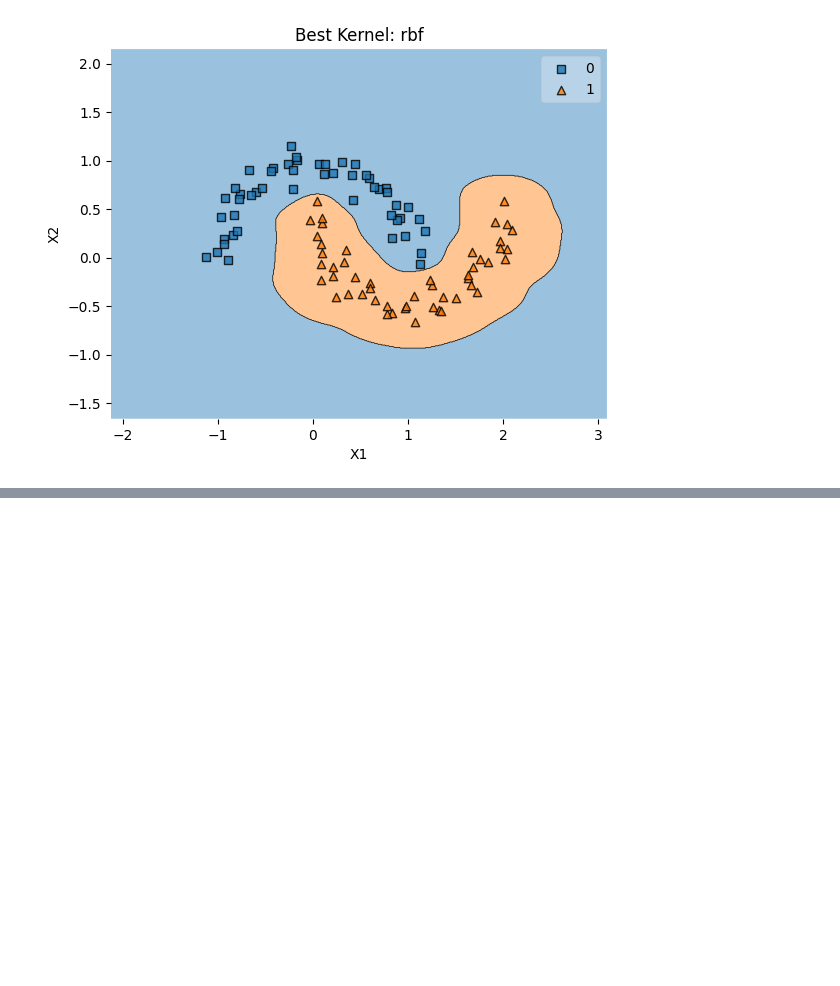
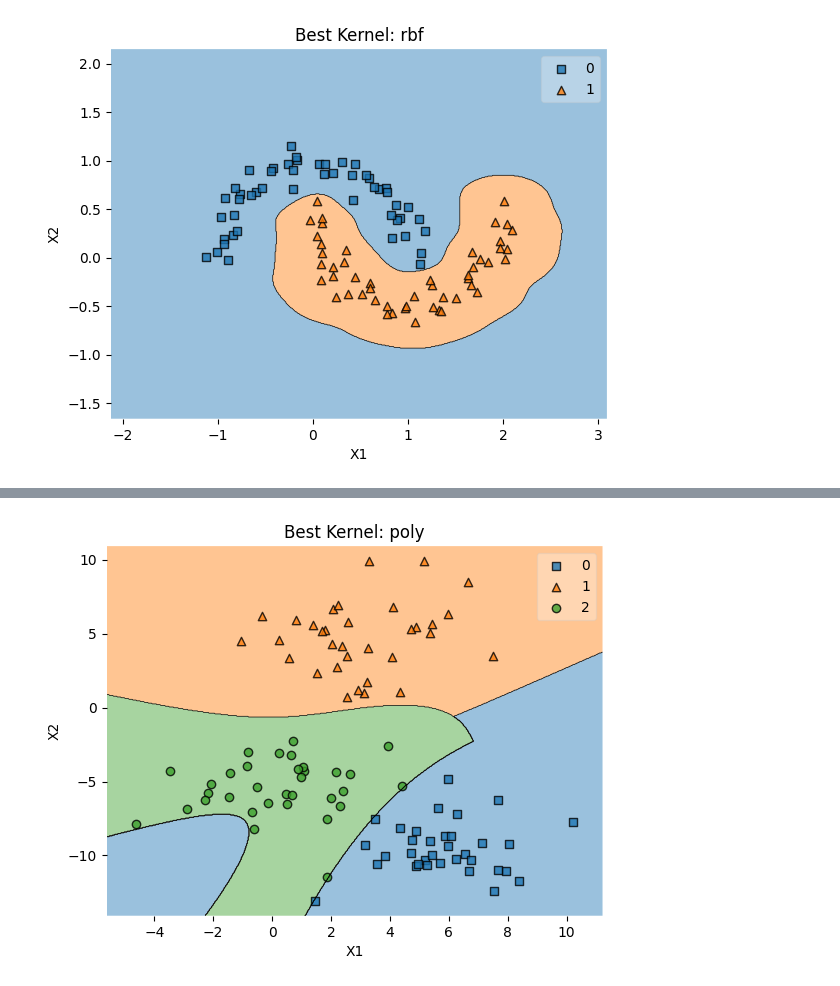
Before and after one commit to byuruth/Econ484, a Jupyter notebook: pset5coding_ruthwright.ipynb, the cells around one changed output, grey strips where cells are left out. Drawn from its saved outputs; the diff is of its cells as text; code cells hidden in the pictures; blank space fills up the shorter version.

```diff
--- a/pset5coding_ruthwright.ipynb
+++ b/pset5coding_ruthwright.ipynb
@@ -563,0 +592,12 @@ print("Best CV accuracy:", grid.best_score_)
+# %%
+%pip install mlxtend
+from mlxtend.plotting import plot_decision_regions
+import matplotlib.pyplot as plt
+
+plot_decision_regions(X=x, y=y, clf=grid.best_estimator_)
+
+plt.title(f"Best Kernel: {grid.best_params_['svc__kernel']}")
+plt.xlabel("X1")
+plt.ylabel("X2")
+plt.show()
+# %% [output]
@@ -563,0 +624 @@ print("Best CV accuracy:", grid.best_score_)
+[figure, added]
```
Also changed, not shown: parts of 4 cells of this notebook.
